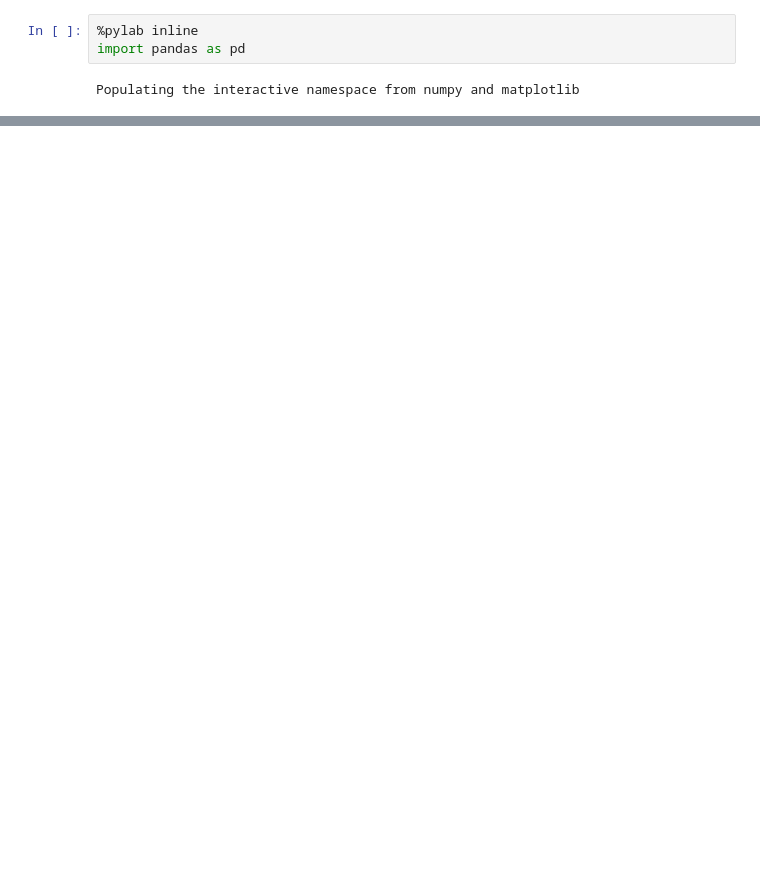
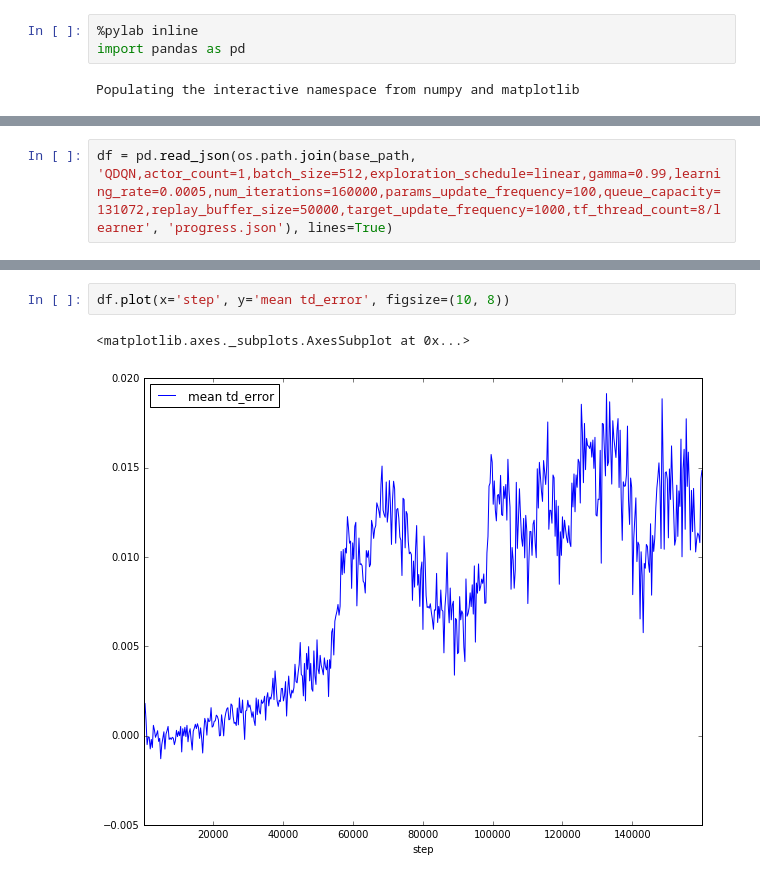
Before and after one commit to akashin/baselines, a Jupyter notebook: Analyze.ipynb, the cells around one changed output, grey strips where cells are left out. Cells and saved outputs as stored; diff of their text form; blank space fills up the shorter version.

```diff
--- a/Analyze.ipynb
+++ b/Analyze.ipynb
@@ -54,0 +71,2 @@ analyze_experiments(base_path, doom_exp, 'time elapsed', 'mean episode reward')
+# %%
+df = pd.read_json(os.path.join(base_path, 'QDQN,actor_count=1,batch_size=512,exploration_schedule=linear,gamma=0.99,learning_rate=0.0005,num_iterations=160000,params_update_frequency=100,queue_capacity=131072,replay_buffer_size=50000,target_update_frequency=1000,tf_thread_count=8/learner', 'progress.json'), lines=True)
@@ -54,0 +94,5 @@ analyze_experiments(base_path, doom_exp, 'time elapsed', 'mean episode reward')
+# %%
+df.plot(x='step', y='mean td_error', figsize=(10, 8))
+# %% [output]
+<matplotlib.axes._subplots.AxesSubplot at 0x...>
+[figure, added]
```
Also changed, not shown: parts of 15 cells of this notebook.
